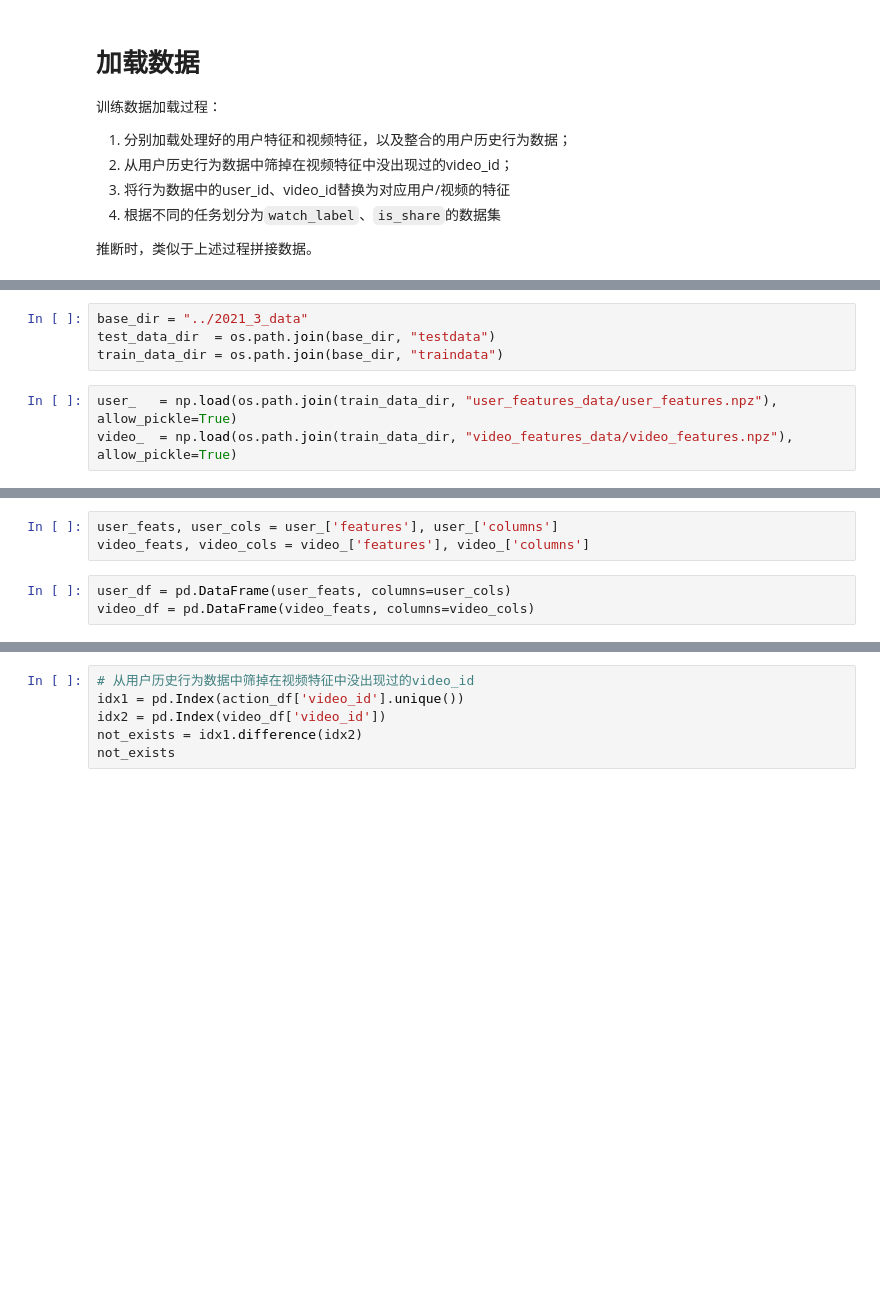
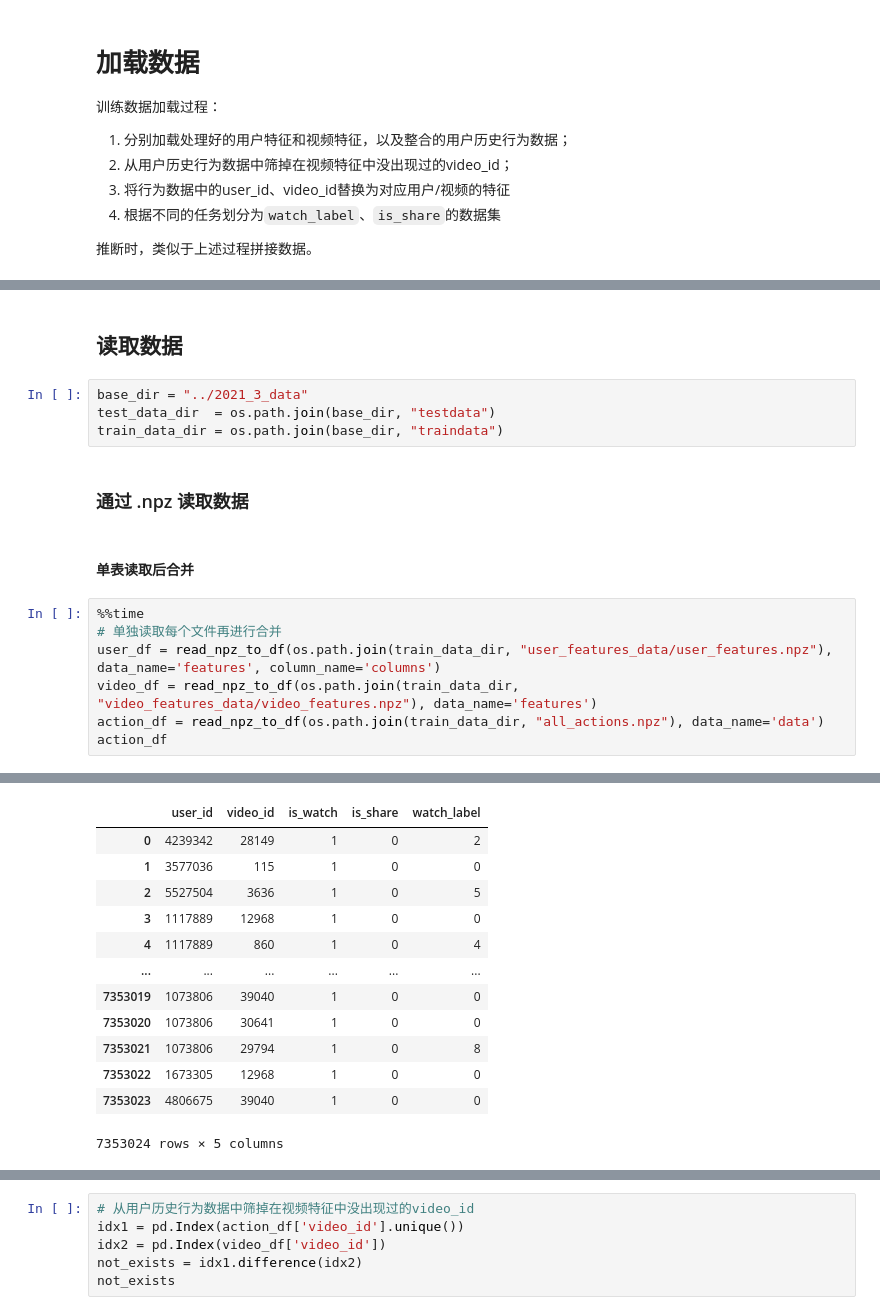
Before and after one commit to GZYZG/2021-digix-recommendation, a Jupyter notebook: Models/models.ipynb, the cells around one changed output, grey strips where cells are left out. Saved outputs shown, nothing was run; the diff lists cells and outputs as text; blank space fills up the shorter version.

```diff
--- a/Models/models.ipynb
+++ b/Models/models.ipynb
@@ -98,7 +165,18 @@ print(f"{all_aucs}")
+# %% [markdown]
+## 读取数据
 # %%
 base_dir = "../2021_3_data"
 test_data_dir  = os.path.join(base_dir, "testdata")
 train_data_dir = os.path.join(base_dir, "traindata")
+# %% [markdown]
+### 通过 .npz 读取数据
+# %% [markdown]
+#### 单表读取后合并
 # %%
-user_   = np.load(os.path.join(train_data_dir, "user_features_data/user_features.npz"), allow_pickle=True)
-video_  = np.load(os.path.join(train_data_dir, "video_features_data/video_features.npz"), allow_pickle=True)
+%%time
+# 单独读取每个文件再进行合并
+user_df = read_npz_to_df(os.path.join(train_data_dir, "user_features_data/user_features.npz"), data_name='features', column_name='columns')
+video_df = read_npz_to_df(os.path.join(train_data_dir, "video_features_data/video_features.npz"), data_name='features')
+action_df = read_npz_to_df(os.path.join(train_data_dir, "all_actions.npz"), data_name='data')
+action_df
+# %% [output]
@@ -105,6 +185,13 @@ video_  = np.load(os.path.join(train_data_dir, "video_features_data/video_featur
+|  | user_id | video_id | is_watch | is_share | watch_label |
+| 0 | 4239342 | 28149 | 1 | 0 | 2 |
+| 1 | 3577036 | 115 | 1 | 0 | 0 |
+| 2 | 5527504 | 3636 | 1 | 0 | 5 |
+| 3 | 1117889 | 12968 | 1 | 0 | 0 |
+| 4 | 1117889 | 860 | 1 | 0 | 4 |
+| ... | ... | ... | ... | ... | ... |
+| 7353019 | 1073806 | 39040 | 1 | 0 | 0 |
+| 7353020 | 1073806 | 30641 | 1 | 0 | 0 |
+| 7353021 | 1073806 | 29794 | 1 | 0 | 8 |
+| 7353022 | 1673305 | 12968 | 1 | 0 | 0 |
+| 7353023 | 4806675 | 39040 | 1 | 0 | 0 |
+7353024 rows × 5 columns
-# %%
-user_feats, user_cols = user_['features'], user_['columns']
-video_feats, video_cols = video_['features'], video_['columns']
-# %%
-user_df = pd.DataFrame(user_feats, columns=user_cols)
-video_df = pd.DataFrame(video_feats, columns=video_cols)
```
Also changed, not shown: parts of 132 cells of this notebook, 4 other files.
